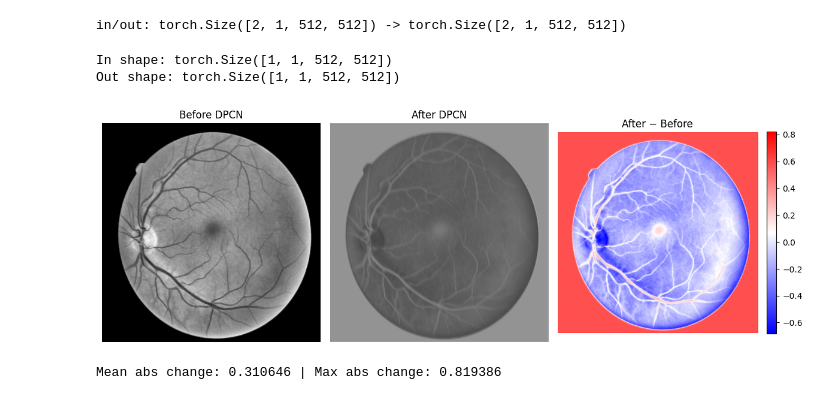
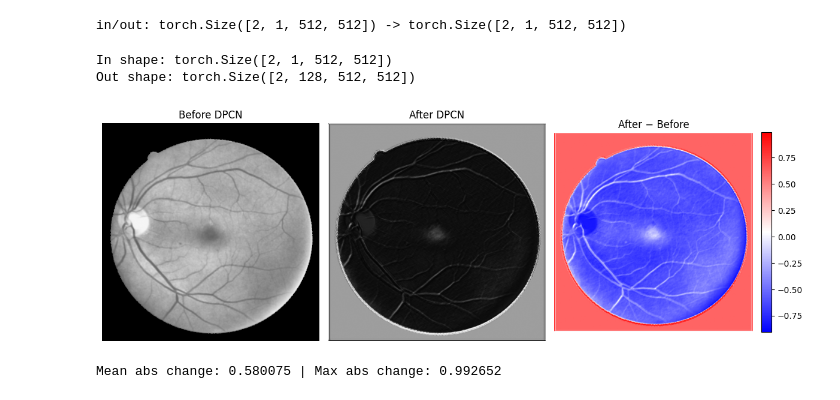
Before and after one commit to matchi-1/Adaptive-Hierarchical-Feature-Modulation-U-Net-Model-for-Retinal-Vessel-Segmentation, a Jupyter notebook: notebooks/dpcn_visualization.ipynb, the cells around one changed output. Saved outputs shown, nothing was run; the diff lists cells and outputs as text; code cells hidden in the pictures.

```diff
--- a/notebooks/dpcn_visualization.ipynb
+++ b/notebooks/dpcn_visualization.ipynb
@@ -77,45 +77,45 @@ print("In shape:", x_in.shape)
 # 2) Build DPCN with the correct arg names
 dpcn = DPCN(
     in_ch=1,
-    channels=None,      # keep same channels
-    iters=3,            # number of DPCN iterations
-    beta=0.5,
-    aE=0.5,
-    V_E=1.0,
-    use_deformable=True # will fallback to plain conv if not available
+    channels=128,
+    iters=5,            # number of DPCN iterations
+    beta=0.2,
+    aE=5,
+    V_E=3,
+    use_deformable=False # will fallback to plain conv if not available
 )
 
 # 3) Forward pass
 with torch.no_grad():
     x_out = dpcn(x_in)
 
 print("Out shape:", x_out.shape)
 
 # 4) Visualize first sample: before vs after + difference heatmap
 img_in  = x_in[0,0].cpu().numpy()
 img_out = x_out[0,0].cpu().numpy()
 diff    = img_out - img_in
 
 fig, axs = plt.subplots(1, 3, figsize=(12, 4))
 
 axs[0].imshow(img_in, cmap="gray", vmin=0, vmax=1)
 axs[0].set_title("Before DPCN"); axs[0].axis("off")
 
 axs[1].imshow(img_out, cmap="gray", vmin=0, vmax=1)
 axs[1].set_title("After DPCN"); axs[1].axis("off")
 
 im = axs[2].imshow(diff, cmap="bwr")  # blue=decrease, red=increase
 axs[2].set_title("After − Before"); axs[2].axis("off")
 fig.colorbar(im, ax=axs[2], fraction=0.046, pad=0.04)
 
 plt.tight_layout(); plt.show()
 
 # 5) Simple numeric summary
 mae = float(np.abs(diff).mean())
 mx  = float(np.abs(diff).max())
 print(f"Mean abs change: {mae:.6f} | Max abs change: {mx:.6f}")
 # %% [output]
-In shape: torch.Size([1, 1, 512, 512])
-Out shape: torch.Size([1, 1, 512, 512])
+In shape: torch.Size([2, 1, 512, 512])
+Out shape: torch.Size([2, 128, 512, 512])
-[figure, old version]
+[figure, new version]
-Mean abs change: 0.310646 | Max abs change: 0.819386
+Mean abs change: 0.580075 | Max abs change: 0.992652
```
Also changed, not shown: 1 other file.
